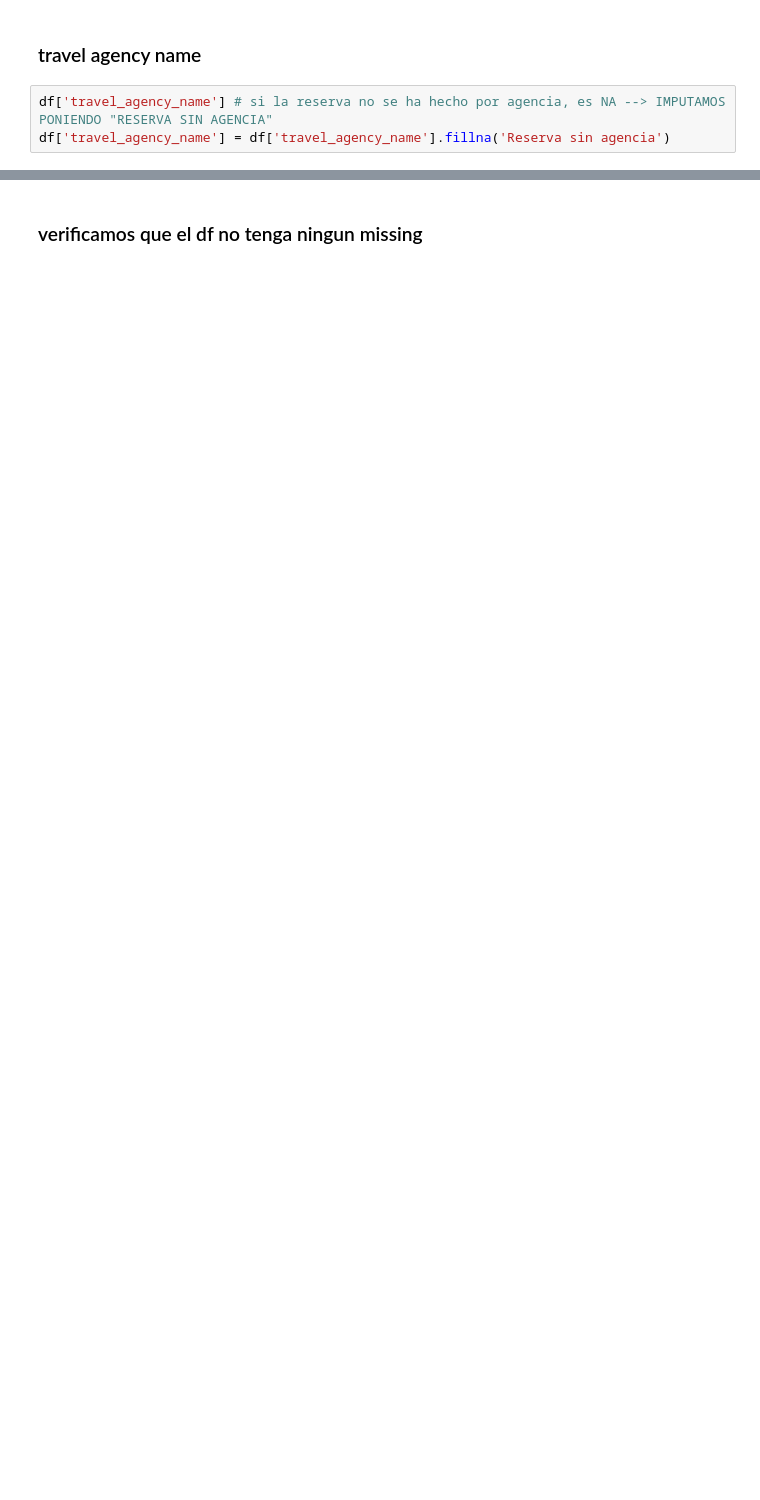
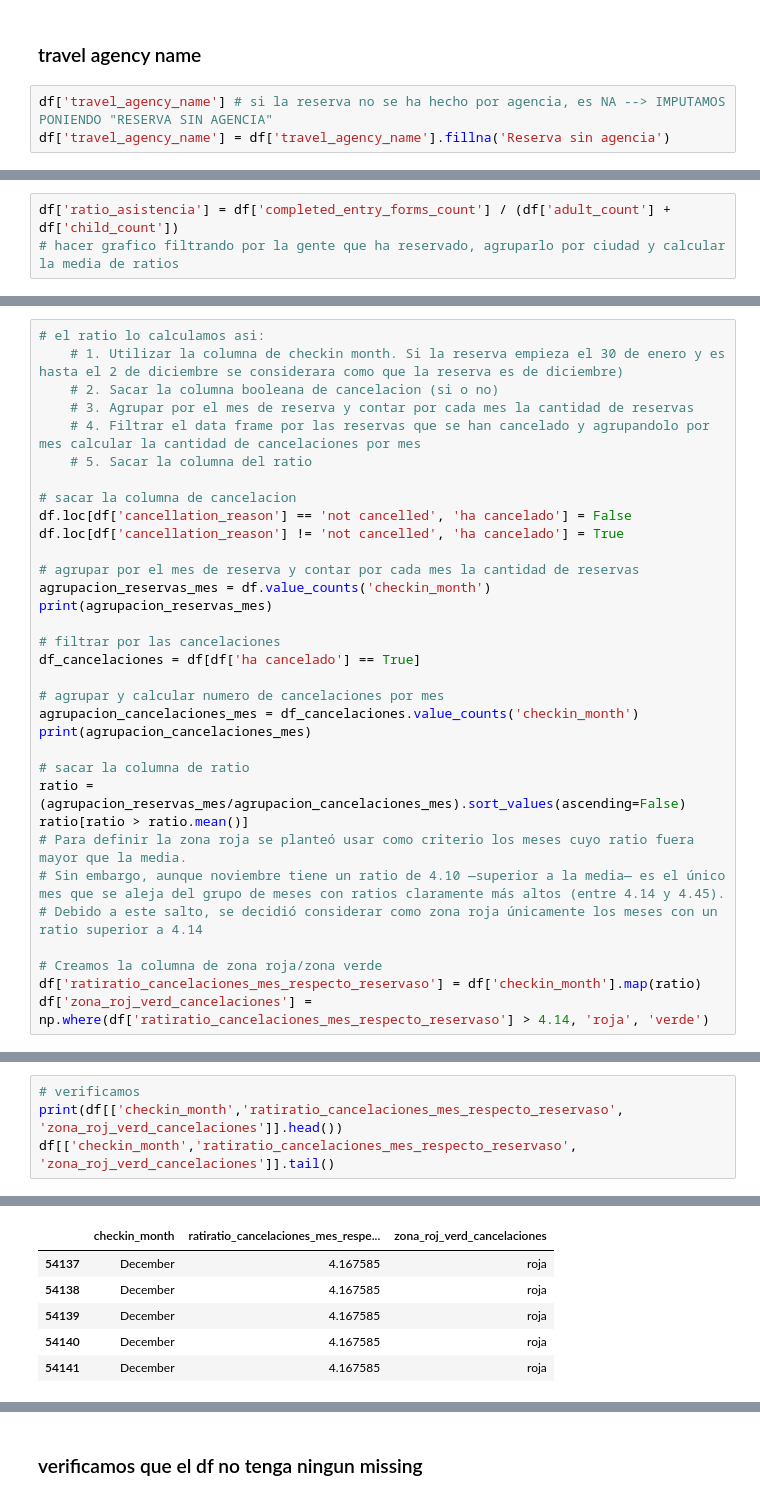
Before and after one commit to IkerTorrecilla/RETO06_NARANJA, a Jupyter notebook: Limpieza de datos.ipynb, the cells around one changed output, grey strips where cells are left out. Drawn from its saved outputs; the diff is of its cells as text; blank space fills up the shorter version.

```diff
--- a/Limpieza de datos.ipynb
+++ b/Limpieza de datos.ipynb
@@ -156,0 +292,3 @@ df['cancelled_at'] = df['cancelled_at'].fillna(pd.Timestamp('1900-01-01'))
+# %%
+df['ratio_asistencia'] = df['completed_entry_forms_count'] / (df['adult_count'] + df['child_count'])
+# hacer grafico filtrando por la gente que ha reservado, agruparlo por ciudad y calcular la media de ratios
@@ -156,0 +300,33 @@ df['cancelled_at'] = df['cancelled_at'].fillna(pd.Timestamp('1900-01-01'))
+# %%
+# el ratio lo calculamos asi:
+    # 1. Utilizar la columna de checkin month. Si la reserva empieza el 30 de enero y es hasta el 2 de diciembre se considerara como que la reserva es de diciembre)
+    # 2. Sacar la columna booleana de cancelacion (si o no)
+    # 3. Agrupar por el mes de reserva y contar por cada mes la cantidad de reservas
+    # 4. Filtrar el data frame por las reservas que se han cancelado y agrupandolo por mes calcular la cantidad de cancelaciones por mes
+    # 5. Sacar la columna del ratio
+
+# sacar la columna de cancelacion
+df.loc[df['cancellation_reason'] == 'not cancelled', 'ha cancelado'] = False
+df.loc[df['cancellation_reason'] != 'not cancelled', 'ha cancelado'] = True
+
+# agrupar por el mes de reserva y contar por cada mes la cantidad de reservas
+agrupacion_reservas_mes = df.value_counts('checkin_month')
+print(agrupacion_reservas_mes)
+
+# filtrar por las cancelaciones
+df_cancelaciones = df[df['ha cancelado'] == True]
+
+# agrupar y calcular numero de cancelaciones por mes
+agrupacion_cancelaciones_mes = df_cancelaciones.value_counts('checkin_month')
+print(agrupacion_cancelaciones_mes)
+
+# sacar la columna de ratio
+ratio = (agrupacion_reservas_mes/agrupacion_cancelaciones_mes).sort_values(ascending=False)
+ratio[ratio > ratio.mean()]
+# Para definir la zona roja se planteó usar como criterio los meses cuyo ratio fuera mayor que la media.
+# Sin embargo, aunque noviembre tiene un ratio de 4.10 —superior a la media— es el único mes que se aleja del grupo de meses con ratios claramente más altos (entre 4.14 y 4.45).
+# Debido a este salto, se decidió considerar como zona roja únicamente los meses con un ratio superior a 4.14
+
+# Creamos la columna de zona roja/zona verde
+df['ratiratio_cancelaciones_mes_respecto_reservaso'] = df['checkin_month'].map(ratio)
+df['zona_roj_verd_cancelaciones'] = np.where(df['ratiratio_cancelaciones_mes_respecto_reservaso'] > 4.14, 'roja', 'verde')
@@ -156,0 +351,5 @@ df['cancelled_at'] = df['cancelled_at'].fillna(pd.Timestamp('1900-01-01'))
+# %%
+# verificamos
+print(df[['checkin_month','ratiratio_cancelaciones_mes_respecto_reservaso', 'zona_roj_verd_cancelaciones']].head())
+df[['checkin_month','ratiratio_cancelaciones_mes_respecto_reservaso', 'zona_roj_verd_cancelaciones']].tail()
+# %% [output]
@@ -156,0 +369,6 @@ df['cancelled_at'] = df['cancelled_at'].fillna(pd.Timestamp('1900-01-01'))
+|  | checkin_month | ratiratio_cancelaciones_mes_respe... | zona_roj_verd_cancelaciones |
+| 54137 | December | 4.167585 | roja |
+| 54138 | December | 4.167585 | roja |
+| 54139 | December | 4.167585 | roja |
+| 54140 | December | 4.167585 | roja |
+| 54141 | December | 4.167585 | roja |
```
Also changed, not shown: parts of 57 cells of this notebook.
